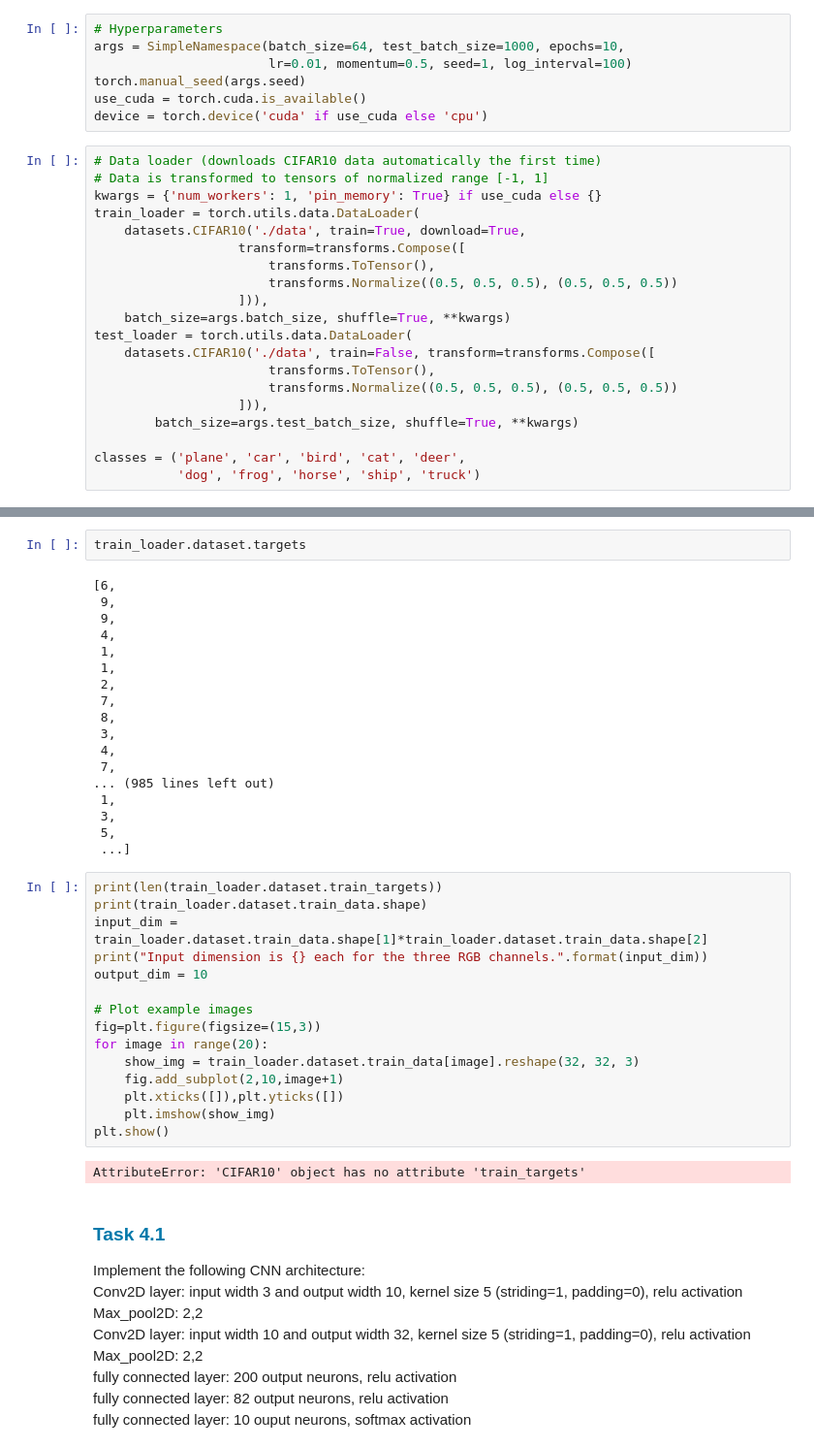
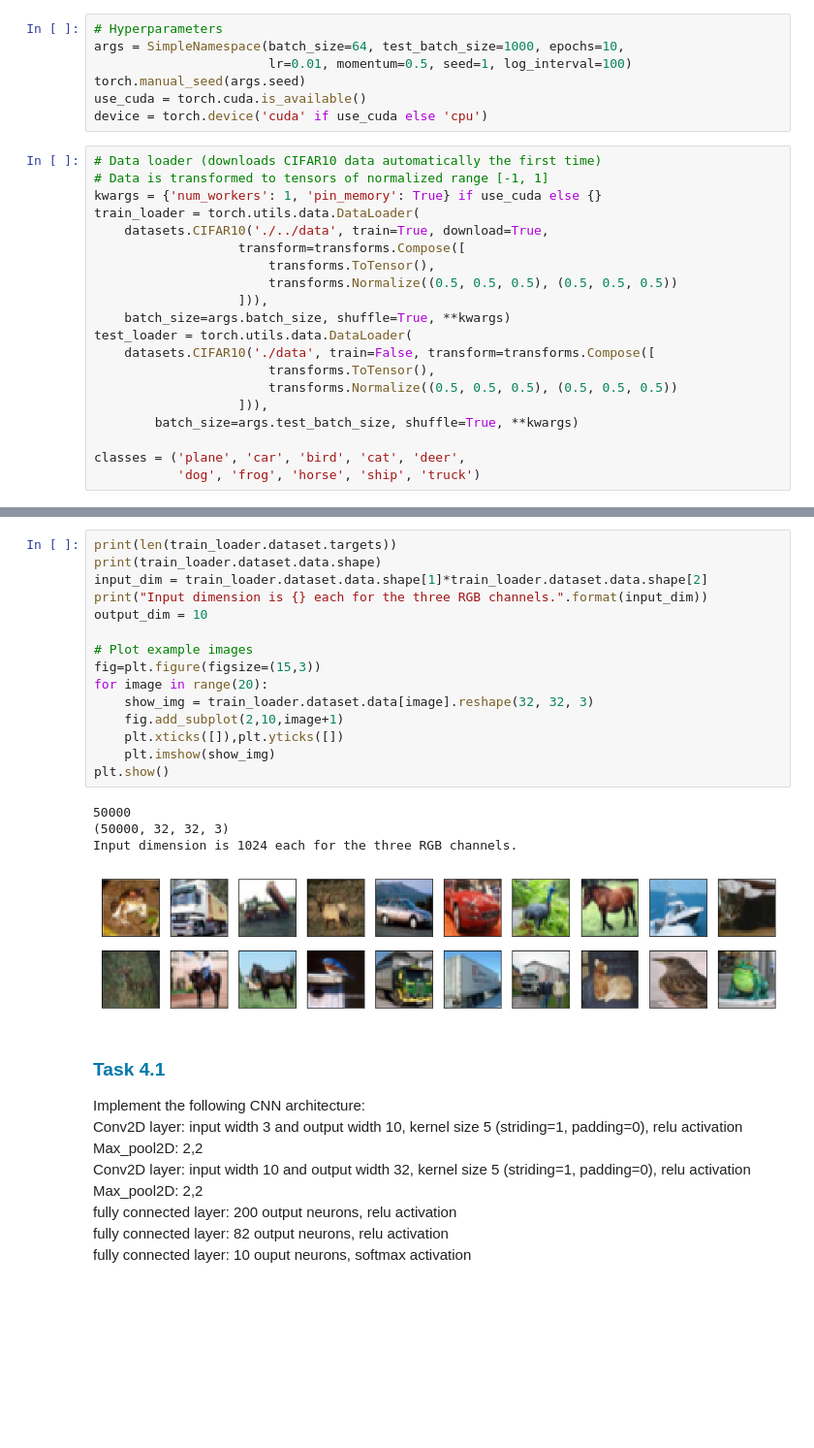
Before and after one commit to WolfgangWaltenberger/oeawai, a Jupyter notebook: CNN/CNN.ipynb, the cells around one changed output, grey strips where cells are left out. Shown: that part at 97% size. Drawn from its saved outputs; the diff is of its cells as text; blank space fills up the shorter version.

```diff
--- a/CNN/CNN.ipynb
+++ b/CNN/CNN.ipynb
@@ -25,7 +25,7 @@ device = torch.device('cuda' if use_cuda else 'cpu')
 # Data is transformed to tensors of normalized range [-1, 1]
 kwargs = {'num_workers': 1, 'pin_memory': True} if use_cuda else {}
 train_loader = torch.utils.data.DataLoader(
-    datasets.CIFAR10('./data', train=True, download=True,
+    datasets.CIFAR10('./../data', train=True, download=True,
                    transform=transforms.Compose([
                        transforms.ToTensor(),
                        transforms.Normalize((0.5, 0.5, 0.5), (0.5, 0.5, 0.5))
@@ -45,40 +45,23 @@ Downloading https://www.cs.toronto.edu/~kriz/cifar-10-python.tar.gz to ./data/ci
-# %%
-train_loader.dataset.targets
-# %% [output]
-[6,
- 9,
- 9,
- 4,
- 1,
- 1,
- 2,
- 7,
- 8,
- 3,
- 4,
- 7,
-... (985 lines left out)
- 1,
- 3,
- 5,
- ...]
 # %%
-print(len(train_loader.dataset.train_targets))
-print(train_loader.dataset.train_data.shape)
-input_dim = train_loader.dataset.train_data.shape[1]*train_loader.dataset.train_data.shape[2]
+print(len(train_loader.dataset.targets))
+print(train_loader.dataset.data.shape)
+input_dim = train_loader.dataset.data.shape[1]*train_loader.dataset.data.shape[2]
 print("Input dimension is {} each for the three RGB channels.".format(input_dim))
 output_dim = 10
 
 # Plot example images
 fig=plt.figure(figsize=(15,3))
 for image in range(20):
-    show_img = train_loader.dataset.train_data[image].reshape(32, 32, 3)
+    show_img = train_loader.dataset.data[image].reshape(32, 32, 3)
     fig.add_subplot(2,10,image+1)
     plt.xticks([]),plt.yticks([])
     plt.imshow(show_img)
 plt.show()
 # %% [output]
-AttributeError: 'CIFAR10' object has no attribute 'train_targets'
+50000
+(50000, 32, 32, 3)
+Input dimension is 1024 each for the three RGB channels.
+[figure, added]
 # %% [markdown]
 <h3 style="color:rgb(0,120,170)"> Task 4.1 </h3>
 Implement the following CNN architecture: <br>
```
Also changed, not shown: parts of 2 cells of this notebook, 4 other files.
